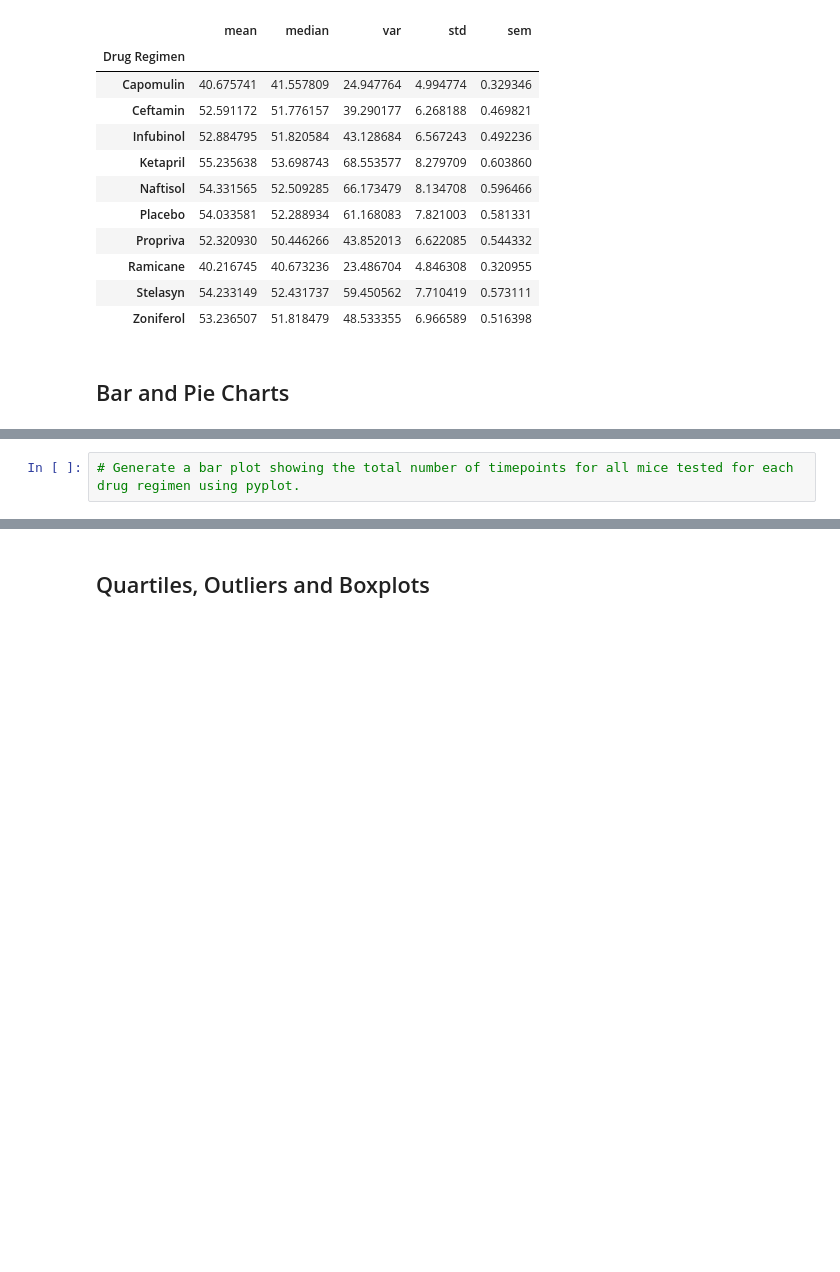
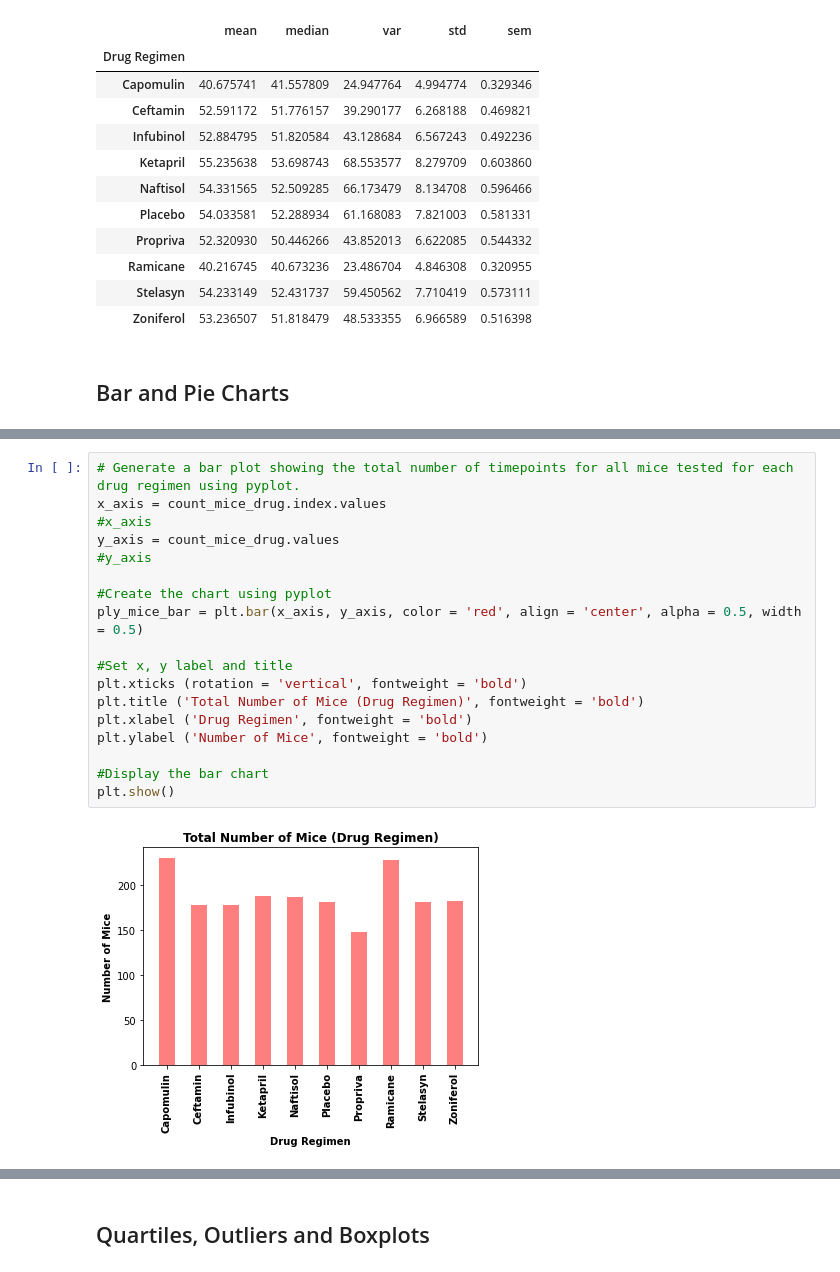
Before and after one commit to fredtan30/Matplotlib-Challenge, a Jupyter notebook: pymaceuticals_starter.ipynb, the cells around one changed output, grey strips where cells are left out. Drawn from its saved outputs; the diff is of its cells as text; blank space fills up the shorter version.

```diff
--- a/pymaceuticals_starter.ipynb
+++ b/pymaceuticals_starter.ipynb
@@ -204,2 +224,20 @@ summary_agg
-# %%
-# Generate a bar plot showing the total number of timepoints for all mice tested for each drug regimen using pyplot.
+# %%
+# Generate a bar plot showing the total number of timepoints for all mice tested for each drug regimen using pyplot.
+x_axis = count_mice_drug.index.values
+#x_axis
+y_axis = count_mice_drug.values
+#y_axis
+
+#Create the chart using pyplot
+ply_mice_bar = plt.bar(x_axis, y_axis, color = 'red', align = 'center', alpha = 0.5, width = 0.5)
+
+#Set x, y label and title
+plt.xticks (rotation = 'vertical', fontweight = 'bold')
+plt.title ('Total Number of Mice (Drug Regimen)', fontweight = 'bold')
+plt.xlabel ('Drug Regimen', fontweight = 'bold')
+plt.ylabel ('Number of Mice', fontweight = 'bold')
+
+#Display the bar chart
+plt.show()
+# %% [output]
+[figure, added]
```
Also changed, not shown: parts of 6 cells of this notebook.
